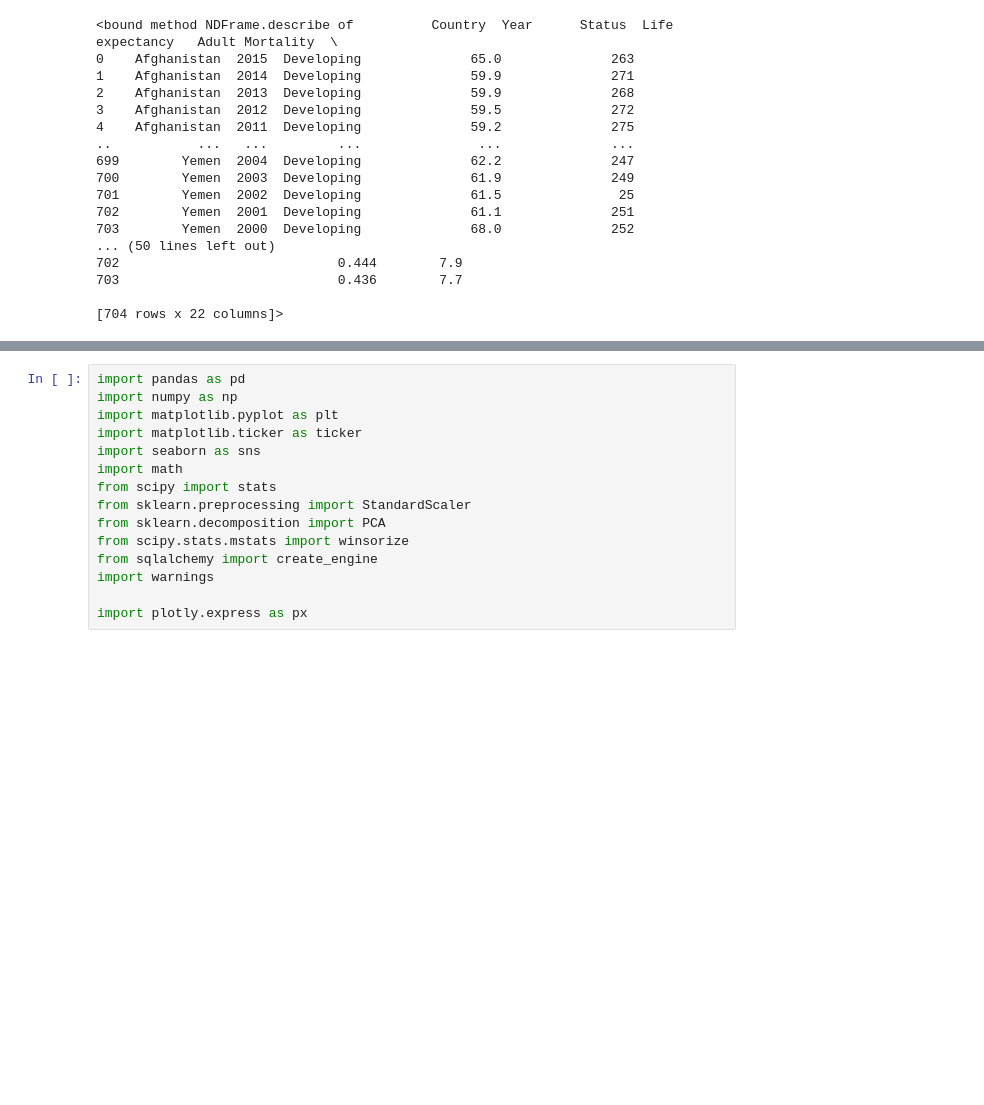
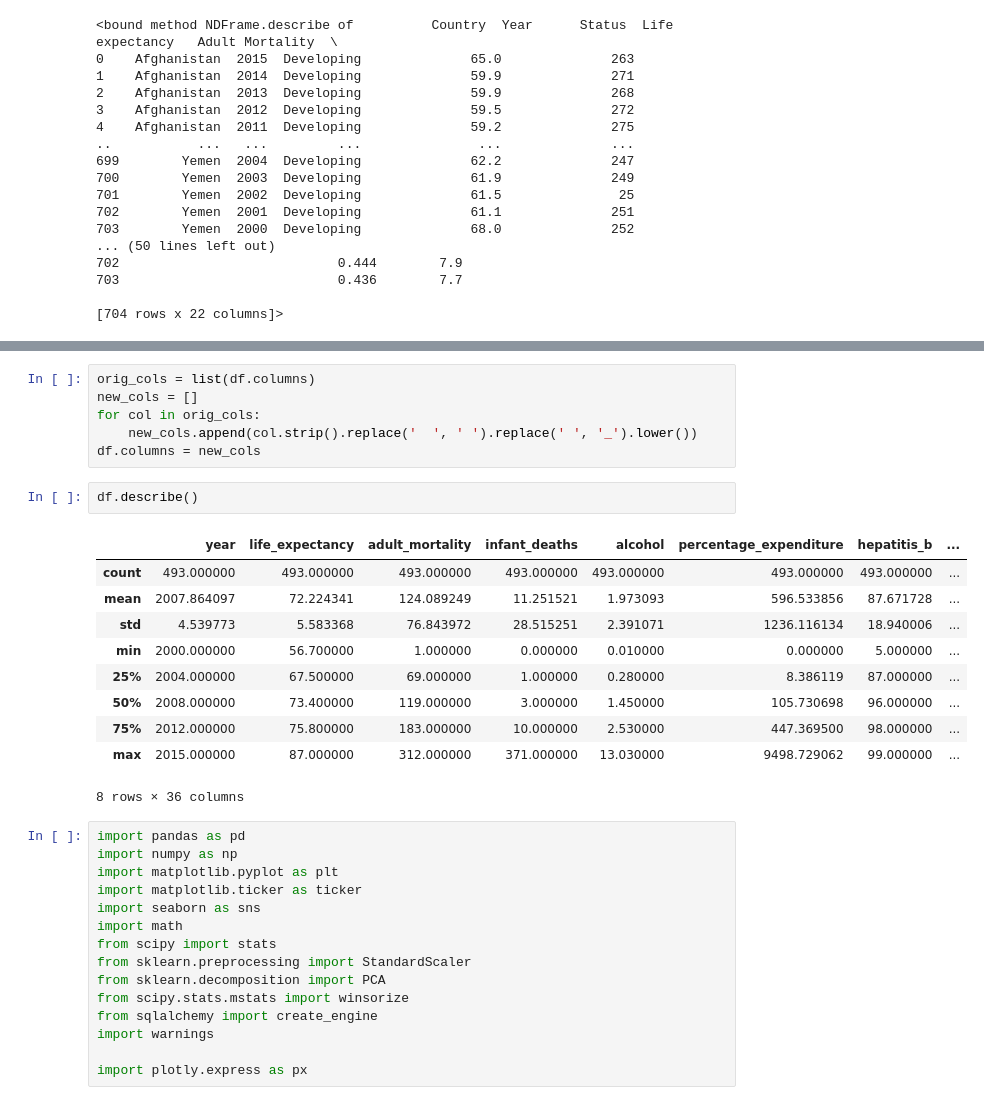
Before and after one commit to glennamaria/Projects, a Jupyter notebook: Untitled7.ipynb, the cells around one changed output, grey strips where cells are left out. Cells and saved outputs as stored; diff of their text form; blank space fills up the shorter version.

```diff
--- a/Untitled7.ipynb
+++ b/Untitled7.ipynb
@@ -41,3 +41,22 @@ df.head()
+# %%
+orig_cols = list(df.columns)
+new_cols = []
+for col in orig_cols:
+    new_cols.append(col.strip().replace('  ', ' ').replace(' ', '_').lower())
+df.columns = new_cols
+# %%
+df.describe()
+# %% [output]
+|  | year | life_expectancy | adult_mortality | infant_deaths | alcohol | percentage_expenditure | hepatitis_b | ... |
+| count | 493.000000 | 493.000000 | 493.000000 | 493.000000 | 493.000000 | 493.000000 | 493.000000 | ... |
+| mean | 2007.864097 | 72.224341 | 124.089249 | 11.251521 | 1.973093 | 596.533856 | 87.671728 | ... |
+| std | 4.539773 | 5.583368 | 76.843972 | 28.515251 | 2.391071 | 1236.116134 | 18.940006 | ... |
+| min | 2000.000000 | 56.700000 | 1.000000 | 0.000000 | 0.010000 | 0.000000 | 5.000000 | ... |
+| 25% | 2004.000000 | 67.500000 | 69.000000 | 1.000000 | 0.280000 | 8.386119 | 87.000000 | ... |
+| 50% | 2008.000000 | 73.400000 | 119.000000 | 3.000000 | 1.450000 | 105.730698 | 96.000000 | ... |
+| 75% | 2012.000000 | 75.800000 | 183.000000 | 10.000000 | 2.530000 | 447.369500 | 98.000000 | ... |
+| max | 2015.000000 | 87.000000 | 312.000000 | 371.000000 | 13.030000 | 9498.729062 | 99.000000 | ... |
+8 rows × 36 columns
 # %%
 import pandas as pd
 import numpy as np
```
Also changed, not shown: parts of 2 cells of this notebook.
